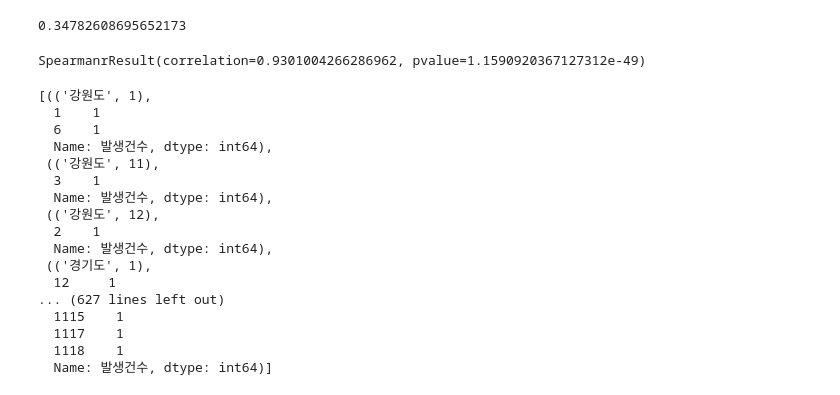
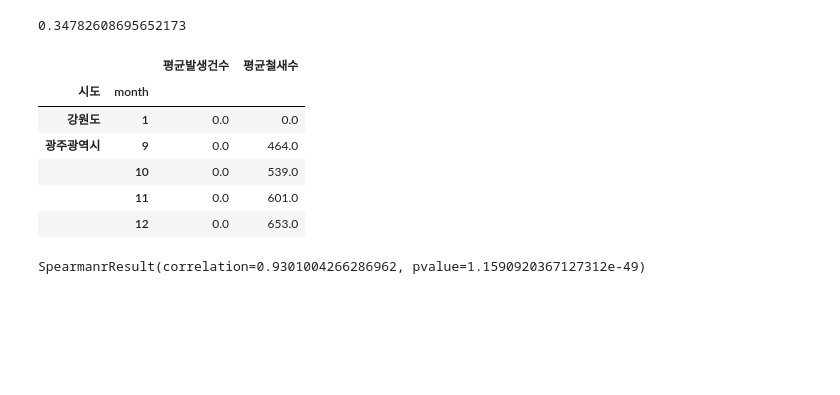
Before and after one commit to jiwoo-coding/aiai, a Jupyter notebook: Data mining/철새수_검정및데이터셋.ipynb, the cells around one changed output. Drawn from its saved outputs; the diff is of its cells as text; code cells hidden in the pictures; blank space fills up the shorter version.

```diff
--- a/Data mining/철새수_검정및데이터셋.ipynb
+++ b/Data mining/철새수_검정및데이터셋.ipynb
@@ -317 +313,15 @@ target_data.sort()
+# %%
+db=AI_occur_local_m[['평균발생건수','평균철새수']]
+# %%
+db=db.sort_values("평균발생건수")
+# %%
+db.head()
+# %% [output]
+|  |  | 평균발생건수 | 평균철새수 |
+| 시도 | month |  |  |
+| 강원도 | 1 | 0.0 | 0.0 |
+| 광주광역시 | 9 | 0.0 | 464.0 |
+|  | 10 | 0.0 | 539.0 |
+|  | 11 | 0.0 | 601.0 |
+|  | 12 | 0.0 | 653.0 |
 # %%
@@ -319,22 +329,2 @@ stats.spearmanr(train_data,target_data) # 철새수와 발생건수는 강한
 # %% [output]
 SpearmanrResult(correlation=0.9301004266286962, pvalue=1.1590920367127312e-49)
-# %%
-temp
-# %% [output]
-[(('강원도', 1),
-  1    1
-  6    1
-  Name: 발생건수, dtype: int64),
- (('강원도', 11),
-  3    1
-  Name: 발생건수, dtype: int64),
- (('강원도', 12),
-  2    1
-  Name: 발생건수, dtype: int64),
- (('경기도', 1),
-  12     1
-... (627 lines left out)
-  1115    1
-  1117    1
-  1118    1
-  Name: 발생건수, dtype: int64)]
```
Also changed, not shown: parts of 34 cells of this notebook.
